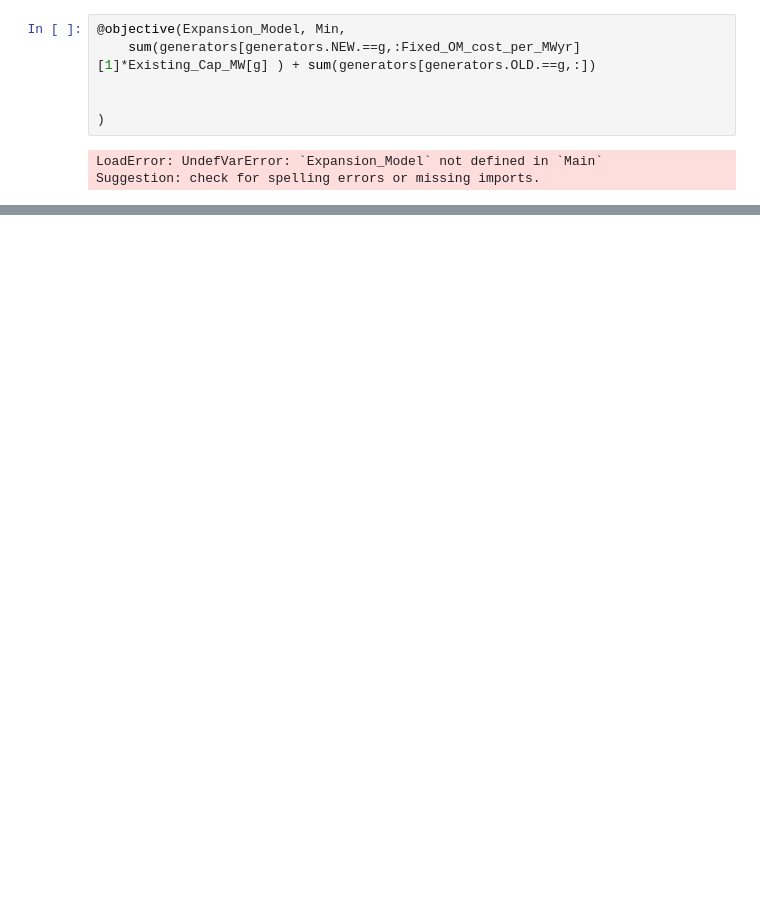
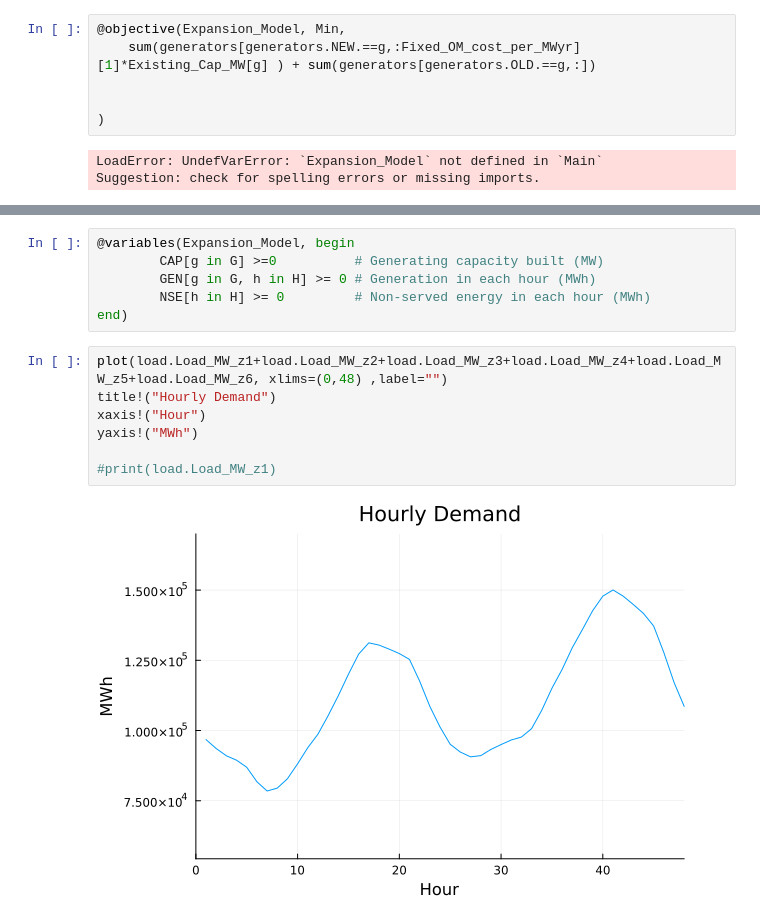
Before and after one commit to RPereira98/Coursework, a Jupyter notebook: Coursework.ipynb, the cells around one changed output, grey strips where cells are left out. Cells and saved outputs as stored; diff of their text form; blank space fills up the shorter version.

```diff
--- a/Coursework.ipynb
+++ b/Coursework.ipynb
@@ -100,0 +110,15 @@ Suggestion: check for spelling errors or missing imports.
+# %%
+@variables(Expansion_Model, begin
+        CAP[g in G] >=0          # Generating capacity built (MW)
+        GEN[g in G, h in H] >= 0 # Generation in each hour (MWh)
+        NSE[h in H] >= 0         # Non-served energy in each hour (MWh)
+end)
+# %%
+plot(load.Load_MW_z1+load.Load_MW_z2+load.Load_MW_z3+load.Load_MW_z4+load.Load_MW_z5+load.Load_MW_z6, xlims=(0,48) ,label="")
+title!("Hourly Demand")
+xaxis!("Hour")
+yaxis!("MWh")
+
+#print(load.Load_MW_z1)
+# %% [output]
+[figure, added]
```
Also changed, not shown: parts of 12 cells of this notebook.
